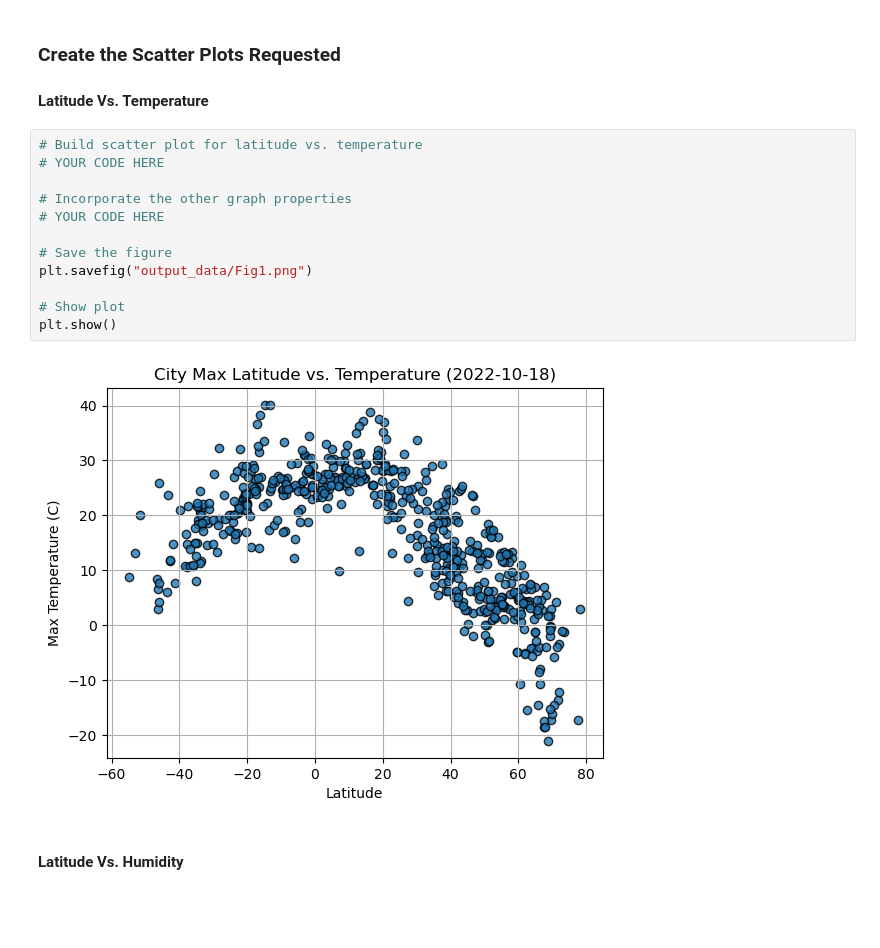
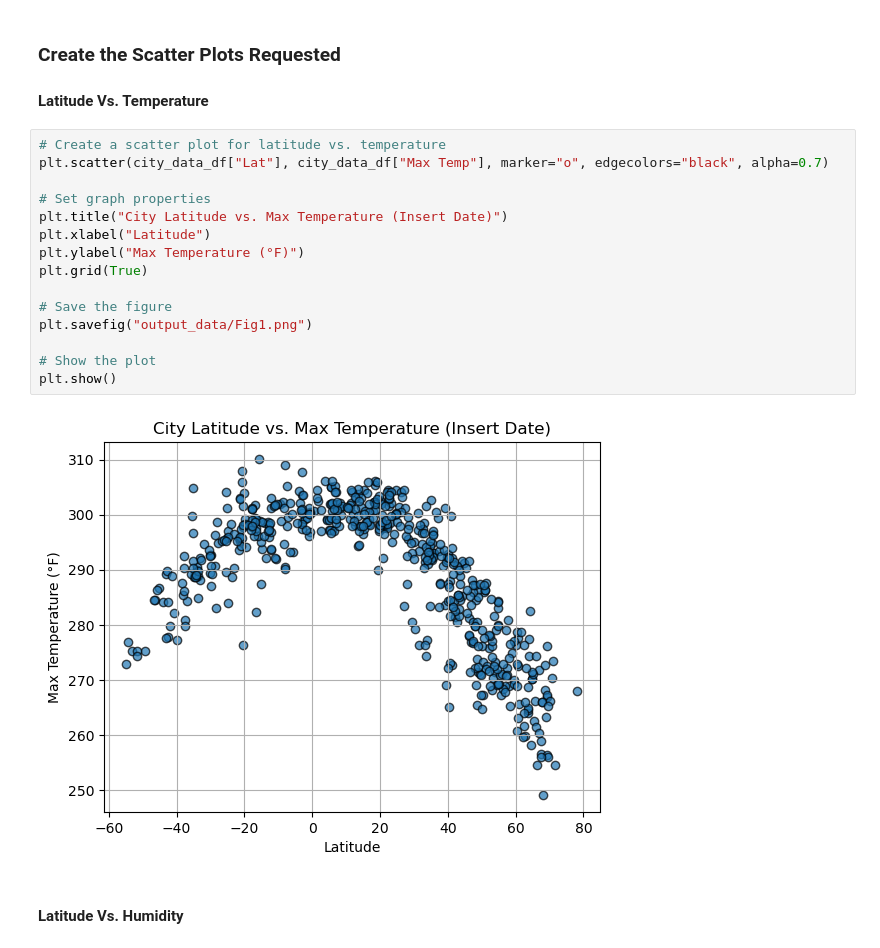
Before and after one commit to cnlamanna/python-api-challenge, a Jupyter notebook: WeatherPy/WeatherPy.ipynb, the cells around one changed output. Saved outputs shown, nothing was run; the diff lists cells and outputs as text; blank space fills up the shorter version.

```diff
--- a/WeatherPy/WeatherPy.ipynb
+++ b/WeatherPy/WeatherPy.ipynb
@@ -197,19 +201,22 @@ city_data_df.head()
 
 #### Latitude Vs. Temperature
 # %%
-# Build scatter plot for latitude vs. temperature
-# YOUR CODE HERE
+# Create a scatter plot for latitude vs. temperature
+plt.scatter(city_data_df["Lat"], city_data_df["Max Temp"], marker="o", edgecolors="black", alpha=0.7)
 
-# Incorporate the other graph properties
-# YOUR CODE HERE
+# Set graph properties
+plt.title("City Latitude vs. Max Temperature (Insert Date)")
+plt.xlabel("Latitude")
+plt.ylabel("Max Temperature (°F)")
+plt.grid(True)
 
 # Save the figure
 plt.savefig("output_data/Fig1.png")
 
-# Show plot
+# Show the plot
 plt.show()
 # %% [output]
-[figure, old version]
+[figure, new version]
 # %% [markdown]
 #### Latitude Vs. Humidity
 # %%
```
Also changed, not shown: parts of 38 cells of this notebook, 5 other files.
